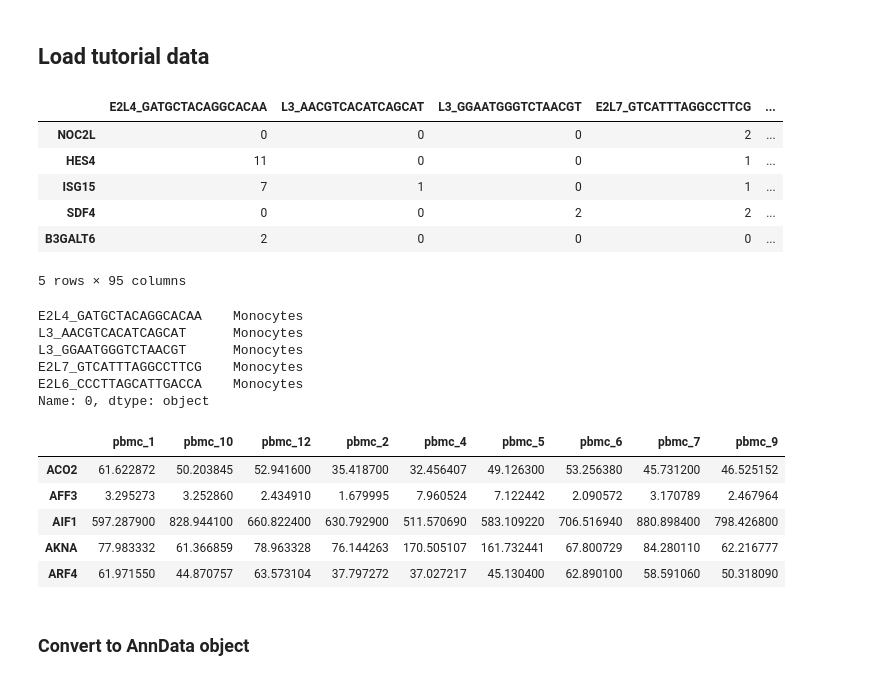
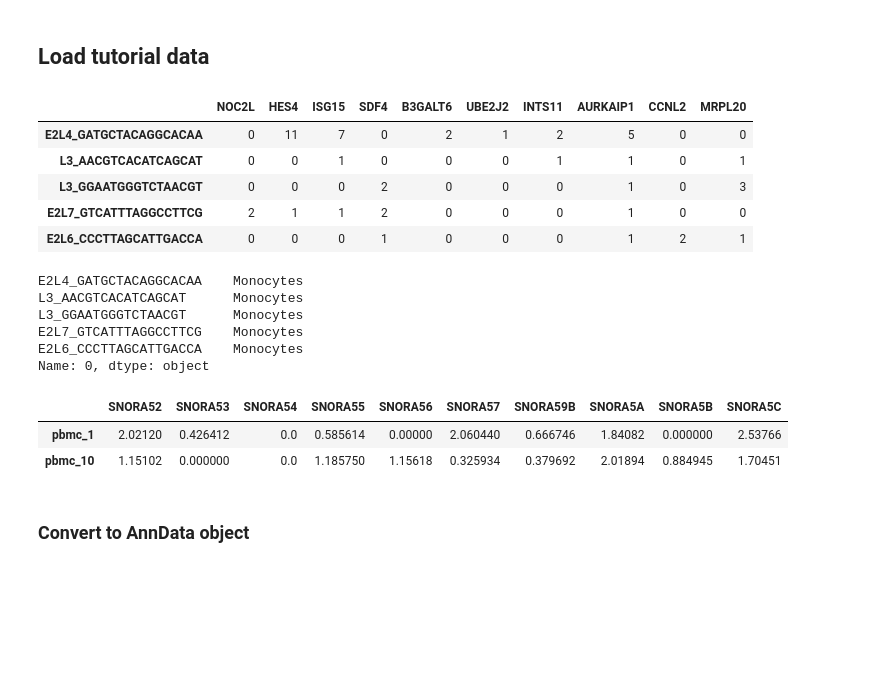
Before and after one commit to scverse-bot/Rectangle, a Jupyter notebook: docs/notebooks/example.ipynb, the cells around one changed output. Drawn from its saved outputs; the diff is of its cells as text; code cells hidden in the pictures; blank space fills up the shorter version.

```diff
--- a/docs/notebooks/example.ipynb
+++ b/docs/notebooks/example.ipynb
@@ -8,17 +8,16 @@ from anndata import AnnData
 # %% [markdown]
 ## Load tutorial data
 # %%
-sc_counts, annotations, bulks  = rectangle.pp.load_tutorial_sc_data()
+sc_counts, annotations, bulks  = rectangle.load_tutorial_data()
 # %%
-sc_counts.head()
+sc_counts.iloc[:, :10].head()
 # %% [output]
-|  | E2L4_GATGCTACAGGCACAA | L3_AACGTCACATCAGCAT | L3_GGAATGGGTCTAACGT | E2L7_GTCATTTAGGCCTTCG | ... |
-| NOC2L | 0 | 0 | 0 | 2 | ... |
-| HES4 | 11 | 0 | 0 | 1 | ... |
-| ISG15 | 7 | 1 | 0 | 1 | ... |
-| SDF4 | 0 | 0 | 2 | 2 | ... |
-| B3GALT6 | 2 | 0 | 0 | 0 | ... |
+|  | NOC2L | HES4 | ISG15 | SDF4 | B3GALT6 | UBE2J2 | INTS11 | AURKAIP1 | CCNL2 | MRPL20 |
+| E2L4_GATGCTACAGGCACAA | 0 | 11 | 7 | 0 | 2 | 1 | 2 | 5 | 0 | 0 |
+| L3_AACGTCACATCAGCAT | 0 | 0 | 1 | 0 | 0 | 0 | 1 | 1 | 0 | 1 |
+| L3_GGAATGGGTCTAACGT | 0 | 0 | 0 | 2 | 0 | 0 | 0 | 1 | 0 | 3 |
+| E2L7_GTCATTTAGGCCTTCG | 2 | 1 | 1 | 2 | 0 | 0 | 0 | 1 | 0 | 0 |
+| E2L6_CCCTTAGCATTGACCA | 0 | 0 | 0 | 1 | 0 | 0 | 0 | 1 | 2 | 1 |
-5 rows × 95 columns
 # %%
 annotations.head()
 # %% [output]
@@ -29,14 +28,11 @@ E2L7_GTCATTTAGGCCTTCG    Monocytes
 E2L6_CCCTTAGCATTGACCA    Monocytes
 Name: 0, dtype: object
 # %%
-bulks.head()
+bulks.iloc[:, :10].head()
 # %% [output]
-|  | pbmc_1 | pbmc_10 | pbmc_12 | pbmc_2 | pbmc_4 | pbmc_5 | pbmc_6 | pbmc_7 | pbmc_9 |
-| ACO2 | 61.622872 | 50.203845 | 52.941600 | 35.418700 | 32.456407 | 49.126300 | 53.256380 | 45.731200 | 46.525152 |
-| AFF3 | 3.295273 | 3.252860 | 2.434910 | 1.679995 | 7.960524 | 7.122442 | 2.090572 | 3.170789 | 2.467964 |
-| AIF1 | 597.287900 | 828.944100 | 660.822400 | 630.792900 | 511.570690 | 583.109220 | 706.516940 | 880.898400 | 798.426800 |
-| AKNA | 77.983332 | 61.366859 | 78.963328 | 76.144263 | 170.505107 | 161.732441 | 67.800729 | 84.280110 | 62.216777 |
-| ARF4 | 61.971550 | 44.870757 | 63.573104 | 37.797272 | 37.027217 | 45.130400 | 62.890100 | 58.591060 | 50.318090 |
+|  | SNORA52 | SNORA53 | SNORA54 | SNORA55 | SNORA56 | SNORA57 | SNORA59B | SNORA5A | SNORA5B | SNORA5C |
+| pbmc_1 | 2.02120 | 0.426412 | 0.0 | 0.585614 | 0.00000 | 2.060440 | 0.666746 | 1.84082 | 0.000000 | 2.53766 |
+| pbmc_10 | 1.15102 | 0.000000 | 0.0 | 1.185750 | 1.15618 | 0.325934 | 0.379692 | 2.01894 | 0.884945 | 1.70451 |
 # %% [markdown]
 ### Convert to AnnData object
 # %%
```
Also changed, not shown: parts of 4 cells of this notebook, 13 other files.
